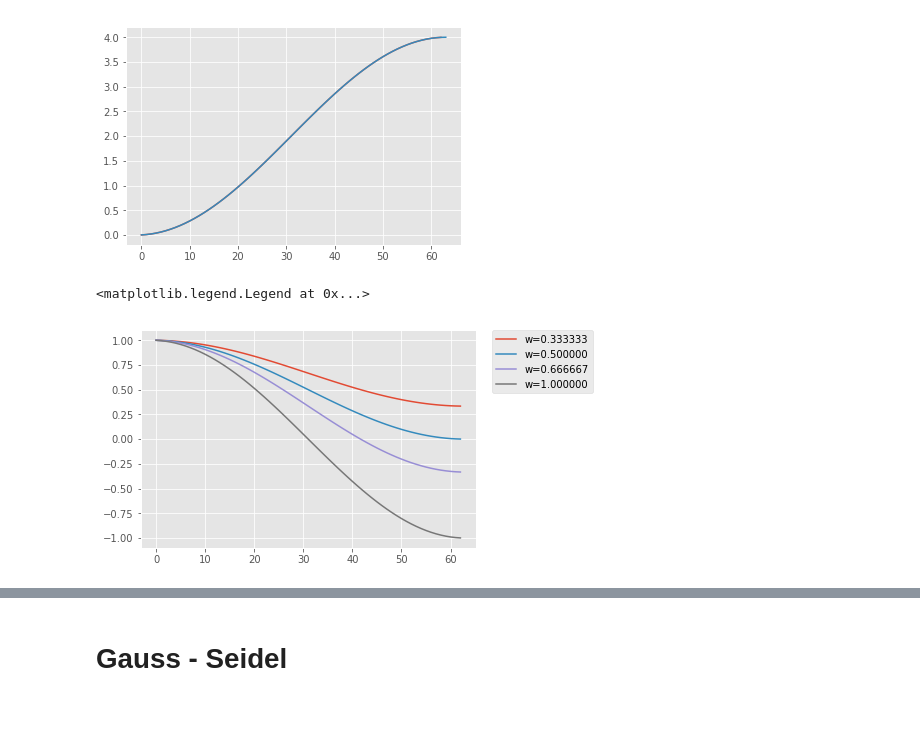
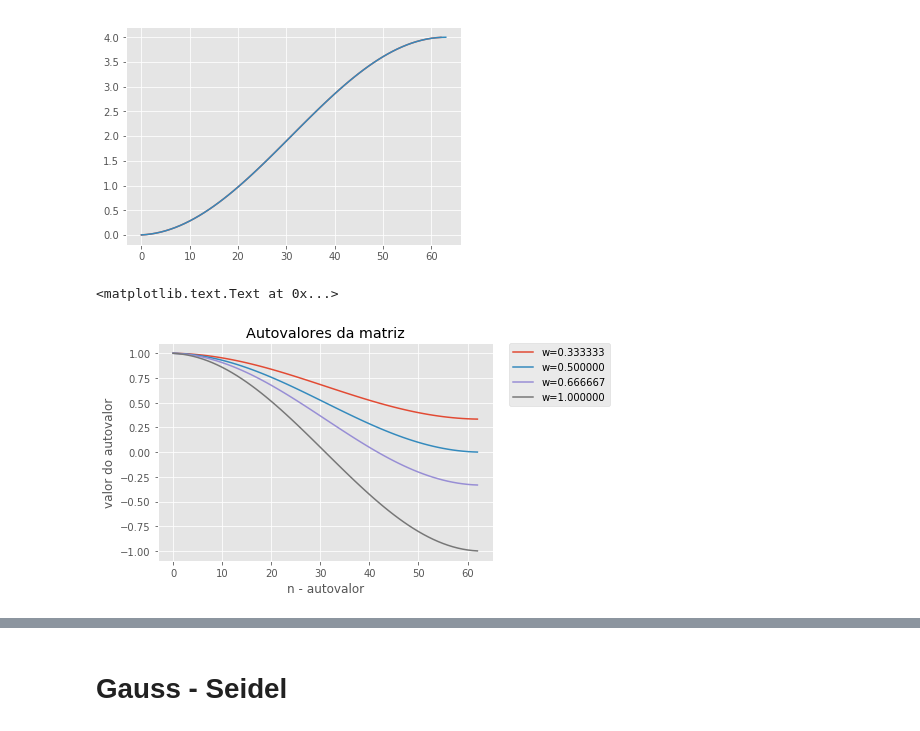
Before and after one commit to mtsodf/estudo_fem, a Jupyter notebook: multigrid/Briggs_tutorial.ipynb, the cells around one changed output, grey strips where cells are left out. Cells and saved outputs as stored; diff of their text form; code cells hidden in the pictures.

```diff
--- a/multigrid/Briggs_tutorial.ipynb
+++ b/multigrid/Briggs_tutorial.ipynb
@@ -147,8 +167,11 @@ plt.plot(4*np.power(np.sin(x[1:]*np.pi/2), 2))
 # %%
 for w in [1.0/3, 1.0/2, 2.0/3, 1]:
     plt.plot(1-2*w*np.power(np.sin(x[1:-1]*np.pi/2),2), label="w=%f"%w)
 
 plt.legend(bbox_to_anchor=(1.05, 1), loc=2, borderaxespad=0.)
+plt.title("Autovalores da matriz")
+plt.xlabel("n - autovalor")
+plt.ylabel("valor do autovalor")
 # %% [output]
-<matplotlib.legend.Legend at 0x...>
+<matplotlib.text.Text at 0x...>
-[figure, old version]
+[figure, new version]
```
Also changed, not shown: parts of 15 cells of this notebook.
